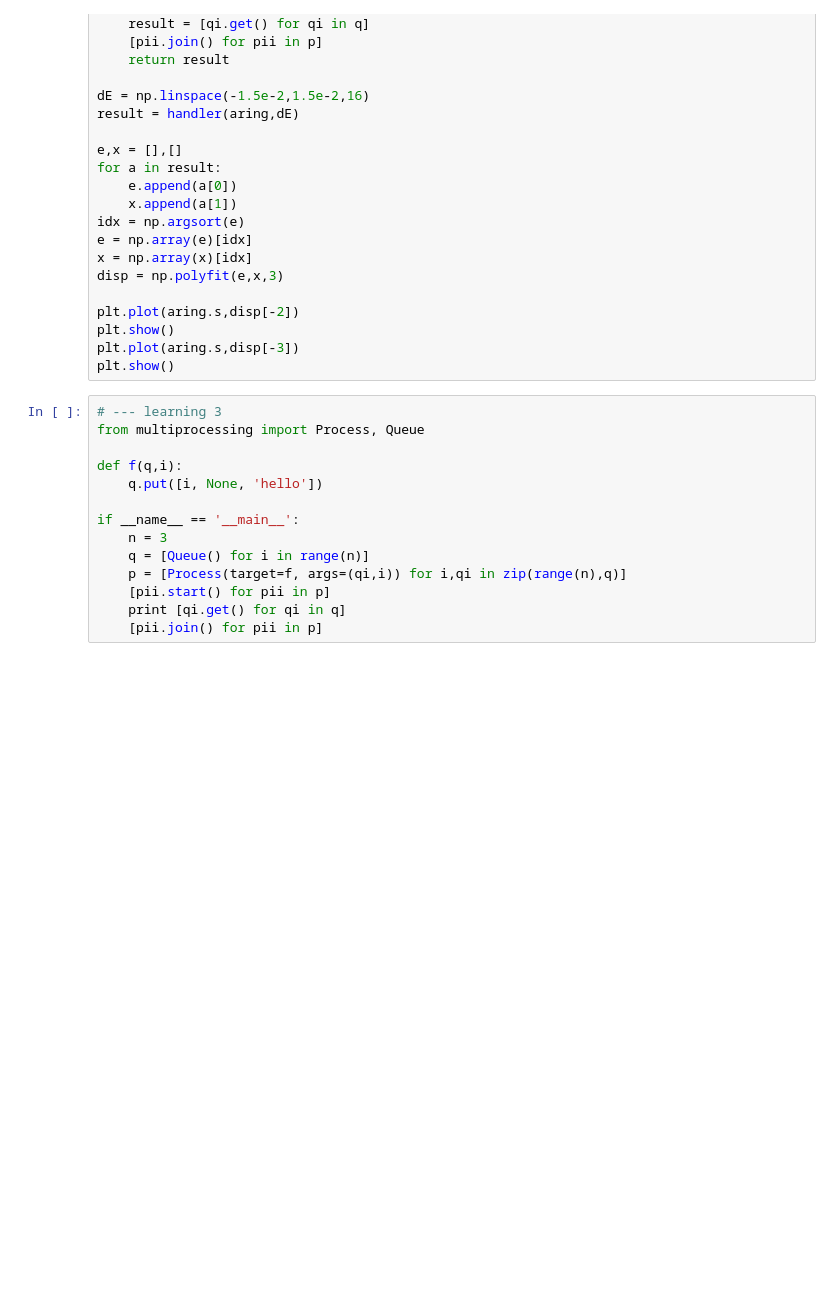
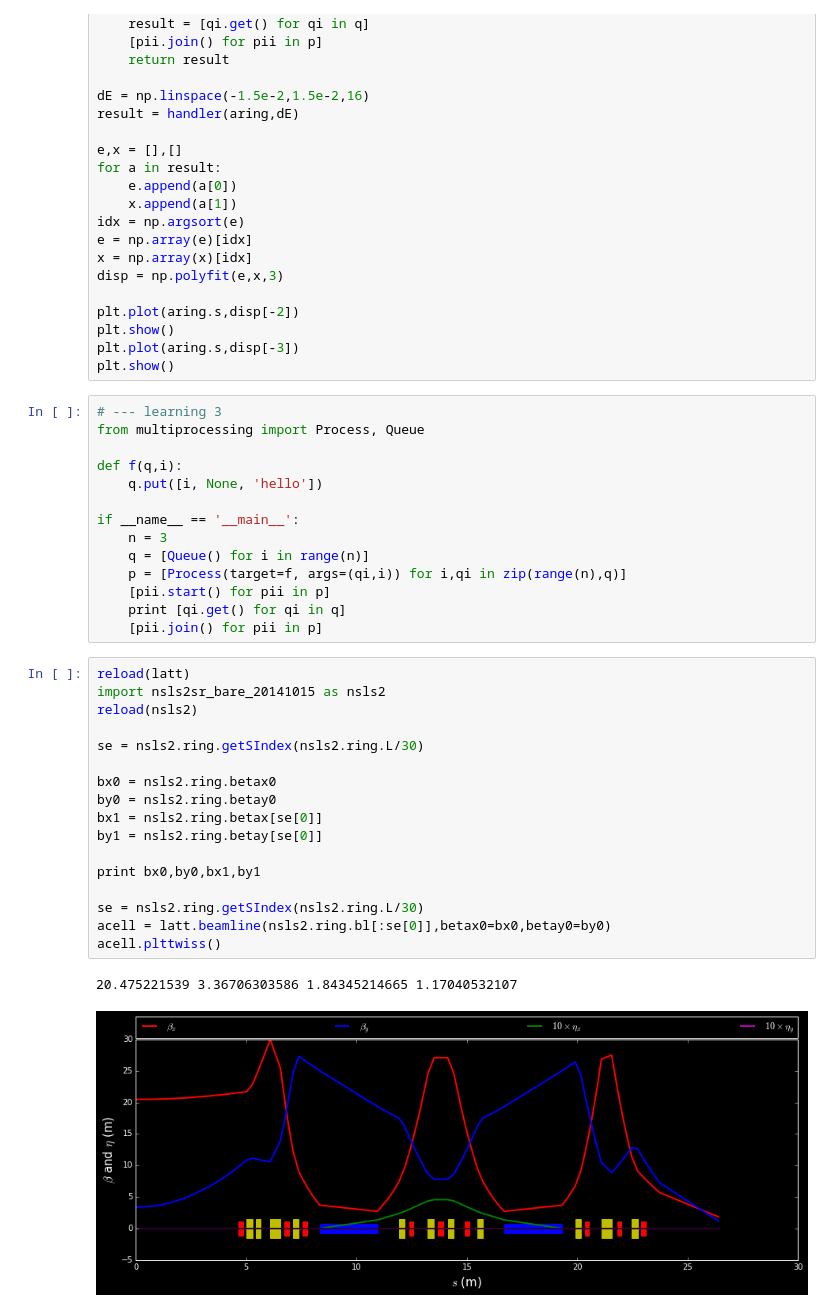
Before and after one commit to mpyliyj/pylatt_git, a Jupyter notebook: pylatt_examples.ipynb, the cells around one changed output. Saved outputs shown, nothing was run; the diff lists cells and outputs as text; blank space fills up the shorter version.

```diff
--- a/pylatt_examples.ipynb
+++ b/pylatt_examples.ipynb
@@ -672,3 +655,23 @@ if __name__ == '__main__':
     [pii.start() for pii in p]
     print [qi.get() for qi in q]
     [pii.join() for pii in p]
+# %%
+reload(latt)
+import nsls2sr_bare_20141015 as nsls2
+reload(nsls2)
+
+se = nsls2.ring.getSIndex(nsls2.ring.L/30)
+
+bx0 = nsls2.ring.betax0
+by0 = nsls2.ring.betay0
+bx1 = nsls2.ring.betax[se[0]]
+by1 = nsls2.ring.betay[se[0]]
+
+print bx0,by0,bx1,by1
+
+se = nsls2.ring.getSIndex(nsls2.ring.L/30)
+acell = latt.beamline(nsls2.ring.bl[:se[0]],betax0=bx0,betay0=by0)
+acell.plttwiss()
+# %% [output]
+20.475221539 3.36706303586 1.84345214665 1.17040532107
+[figure, added]
```
Also changed, not shown: parts of 29 cells of this notebook, 1 other file.
